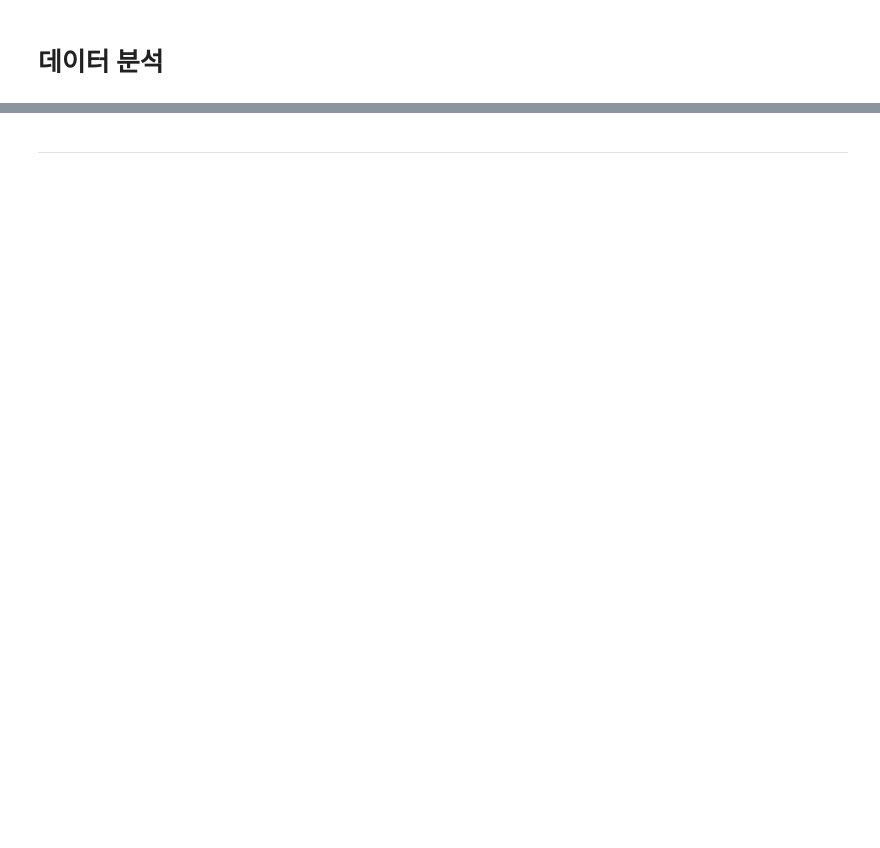
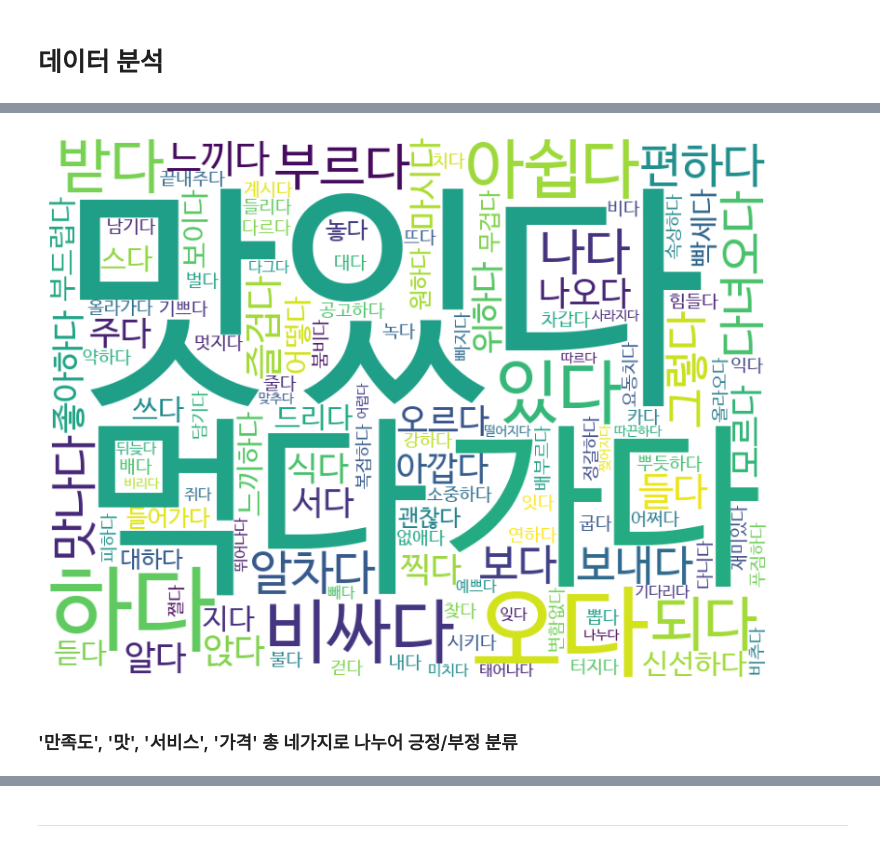
Before and after one commit to baedori99/Restaurant_Review, a Jupyter notebook: Data_Analyze/data_analyzer.ipynb, the cells around one changed output, grey strips where cells are left out. Drawn from its saved outputs; the diff is of its cells as text; code cells hidden in the pictures; blank space fills up the shorter version.

```diff
--- a/Data_Analyze/data_analyzer.ipynb
+++ b/Data_Analyze/data_analyzer.ipynb
@@ -6,0 +91,11 @@
+# %%
+# 실행
+s_hotel_buffet_review_outlier = pd.read_csv("C:/Users/pps/Desktop/Restaurant_Review/Data_Preprocessing/S_hotel_buffet_review_IQR.csv")
+s_hotel_buffet_review_outlier_string = df_to_string(s_hotel_buffet_review_outlier, "Review_Text")
+
+s_hotel_buffet_review_verb_adj = kiwi_verb_adj_extractor(s_hotel_buffet_review_outlier_string)
+wordcloud_verb_adj(s_hotel_buffet_review_verb_adj)
+# %% [output]
+[figure, added]
+# %% [markdown]
+### '만족도', '맛', '서비스', '가격' 총 네가지로 나누어 긍정/부정 분류
```
Also changed, not shown: parts of 73 cells of this notebook, 2 other files.
